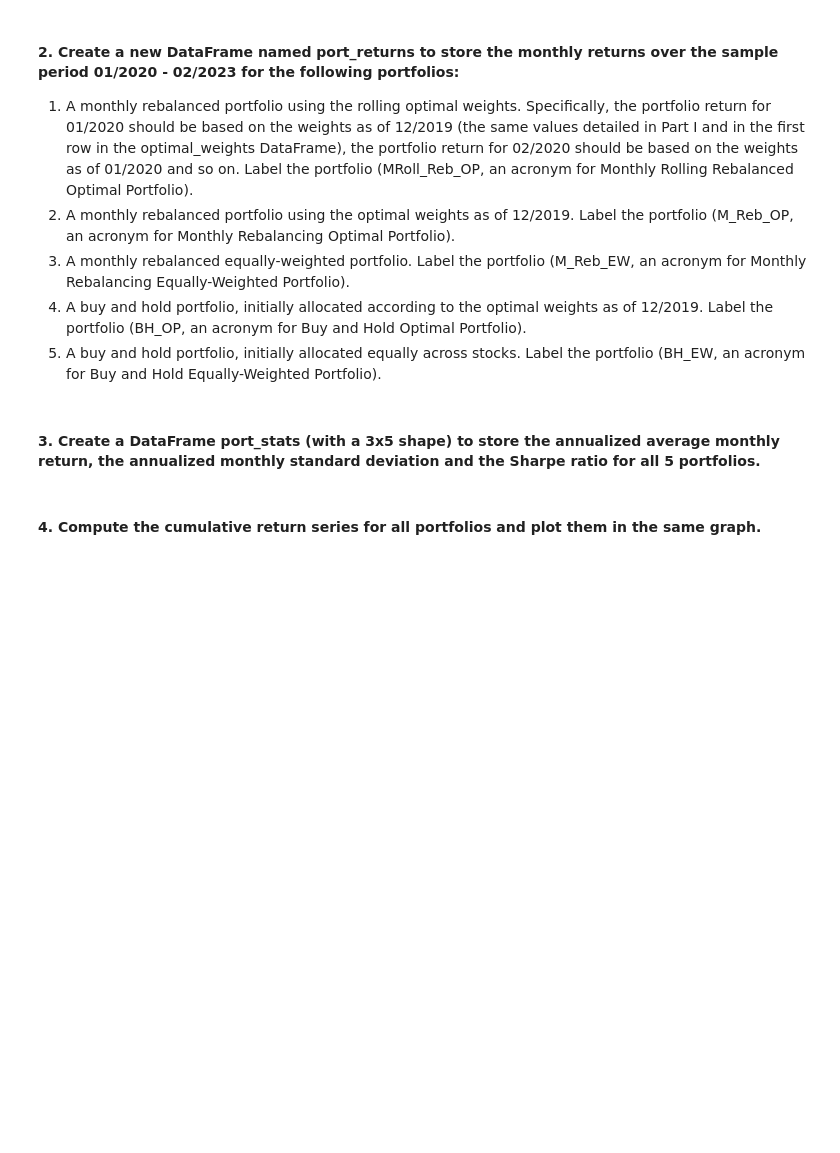
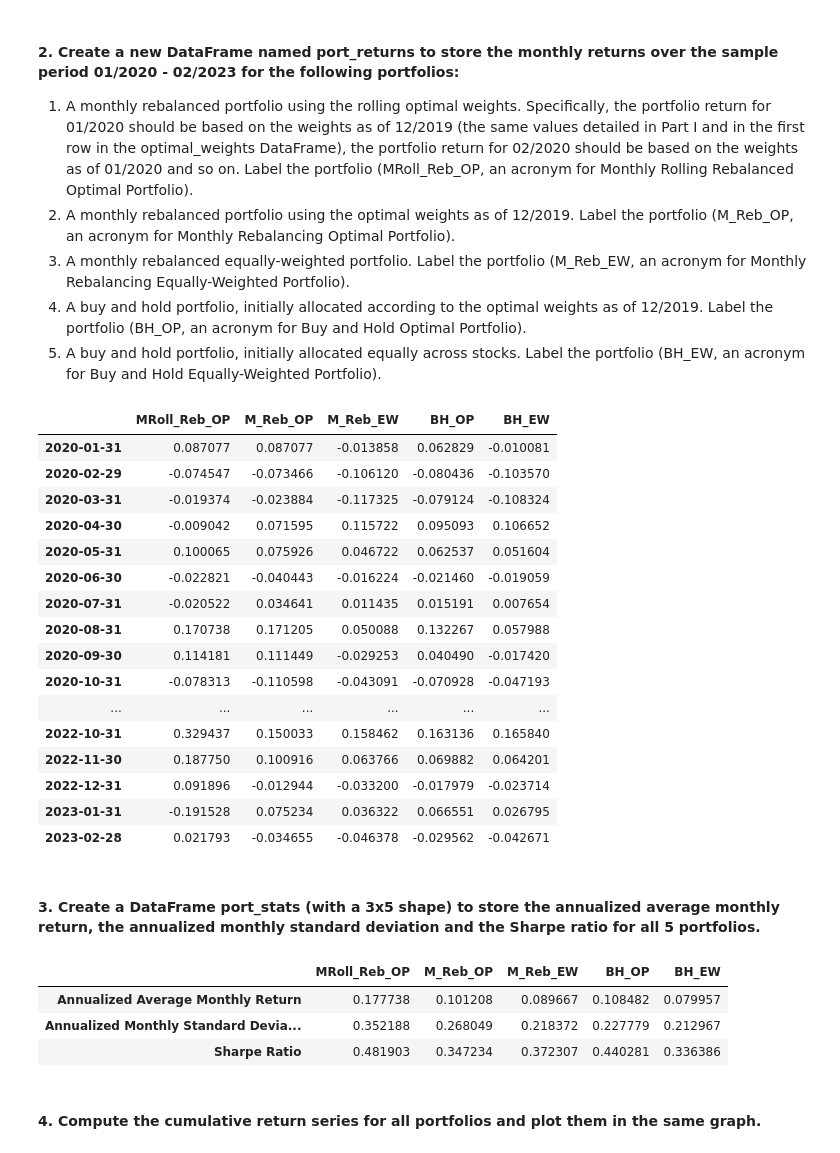
Before and after one commit to kulikj/fina4380-finalproject, a Jupyter notebook: Group Assignment.ipynb, the cells around one changed output. Saved outputs shown, nothing was run; the diff lists cells and outputs as text; code cells hidden in the pictures; blank space fills up the shorter version.

```diff
--- a/Group Assignment.ipynb
+++ b/Group Assignment.ipynb
@@ -157,7 +248,65 @@ port_std(optimal_port.x)
  3) A monthly rebalanced equally-weighted portfolio. Label the portfolio (M_Reb_EW, an acronym for Monthly Rebalancing Equally-Weighted Portfolio).
  4) A buy and hold portfolio, initially allocated according to the optimal weights as of 12/2019. Label the portfolio (BH_OP, an acronym for Buy and Hold Optimal Portfolio).
  5) A buy and hold portfolio, initially allocated equally across stocks. Label the portfolio (BH_EW, an acronym for Buy and Hold Equally-Weighted Portfolio).
+# %%
+port_returns = pd.DataFrame()
+eq_weights = [1/len(stock_list)]*len(stock_list)
+
+#1
+for i in range(0,len(optimal_weights)-1):
+    port_returns = pd.concat([port_returns,
+                              pd.DataFrame({'MRoll_Reb_OP':np.dot(optimal_weights.iloc[i],df.iloc[i+60])},
+                                           index = [df.index[i+60]])],
+                                           axis=0)
+
+#2-5
+port_returns['M_Reb_OP'] = np.dot(df.iloc[60:], optimal_weights.iloc[0])
+port_returns['M_Reb_EW'] = np.dot(df.iloc[60:], eq_weights)
+t1 = np.dot(investments.iloc[60:-1], optimal_weights.iloc[0])
+t2 = np.dot(investments.iloc[60:-1], eq_weights)
+port_returns['BH_OP'] = pd.DataFrame(t1).pct_change().dropna()[0].values.tolist()
+port_returns['BH_EW'] = pd.DataFrame(t2).pct_change().dropna()[0].values.tolist()
+
+port_returns
+# %% [output]
+|  | MRoll_Reb_OP | M_Reb_OP | M_Reb_EW | BH_OP | BH_EW |
+| 2020-01-31 | 0.087077 | 0.087077 | -0.013858 | 0.062829 | -0.010081 |
+| 2020-02-29 | -0.074547 | -0.073466 | -0.106120 | -0.080436 | -0.103570 |
+| 2020-03-31 | -0.019374 | -0.023884 | -0.117325 | -0.079124 | -0.108324 |
+| 2020-04-30 | -0.009042 | 0.071595 | 0.115722 | 0.095093 | 0.106652 |
+| 2020-05-31 | 0.100065 | 0.075926 | 0.046722 | 0.062537 | 0.051604 |
+| 2020-06-30 | -0.022821 | -0.040443 | -0.016224 | -0.021460 | -0.019059 |
+| 2020-07-31 | -0.020522 | 0.034641 | 0.011435 | 0.015191 | 0.007654 |
+| 2020-08-31 | 0.170738 | 0.171205 | 0.050088 | 0.132267 | 0.057988 |
+| 2020-09-30 | 0.114181 | 0.111449 | -0.029253 | 0.040490 | -0.017420 |
+| 2020-10-31 | -0.078313 | -0.110598 | -0.043091 | -0.070928 | -0.047193 |
+| ... | ... | ... | ... | ... | ... |
+| 2022-10-31 | 0.329437 | 0.150033 | 0.158462 | 0.163136 | 0.165840 |
+| 2022-11-30 | 0.187750 | 0.100916 | 0.063766 | 0.069882 | 0.064201 |
+| 2022-12-31 | 0.091896 | -0.012944 | -0.033200 | -0.017979 | -0.023714 |
+| 2023-01-31 | -0.191528 | 0.075234 | 0.036322 | 0.066551 | 0.026795 |
+| 2023-02-28 | 0.021793 | -0.034655 | -0.046378 | -0.029562 | -0.042671 |
 # %% [markdown]
 #### 3. Create a DataFrame port_stats (with a 3x5 shape) to store the annualized average monthly return, the annualized monthly standard deviation and the Sharpe ratio for all 5 portfolios.
+# %%
+# excess port_ret
+ex_pr = pd.DataFrame()
+for c in port_returns.columns:
+    ex_pr[c] = port_returns[c] - rf[60:].RF
+
+lst = [port_returns.mean()*12,
+       port_returns.std()*np.sqrt(12),
+       (ex_pr.mean()*12)/(ex_pr.std()*np.sqrt(12))]
+
+port_stats = pd.DataFrame(lst, index=['Annualized Average Monthly Return',
+                         'Annualized Monthly Standard Deviation',
+                         'Sharpe Ratio'])
+
+port_stats
+# %% [output]
+|  | MRoll_Reb_OP | M_Reb_OP | M_Reb_EW | BH_OP | BH_EW |
+| Annualized Average Monthly Return | 0.177738 | 0.101208 | 0.089667 | 0.108482 | 0.079957 |
+| Annualized Monthly Standard Devia... | 0.352188 | 0.268049 | 0.218372 | 0.227779 | 0.212967 |
+| Sharpe Ratio | 0.481903 | 0.347234 | 0.372307 | 0.440281 | 0.336386 |
 # %% [markdown]
 #### 4. Compute the cumulative return series for all portfolios and plot them in the same graph.
```
Also changed, not shown: parts of 13 cells of this notebook.
